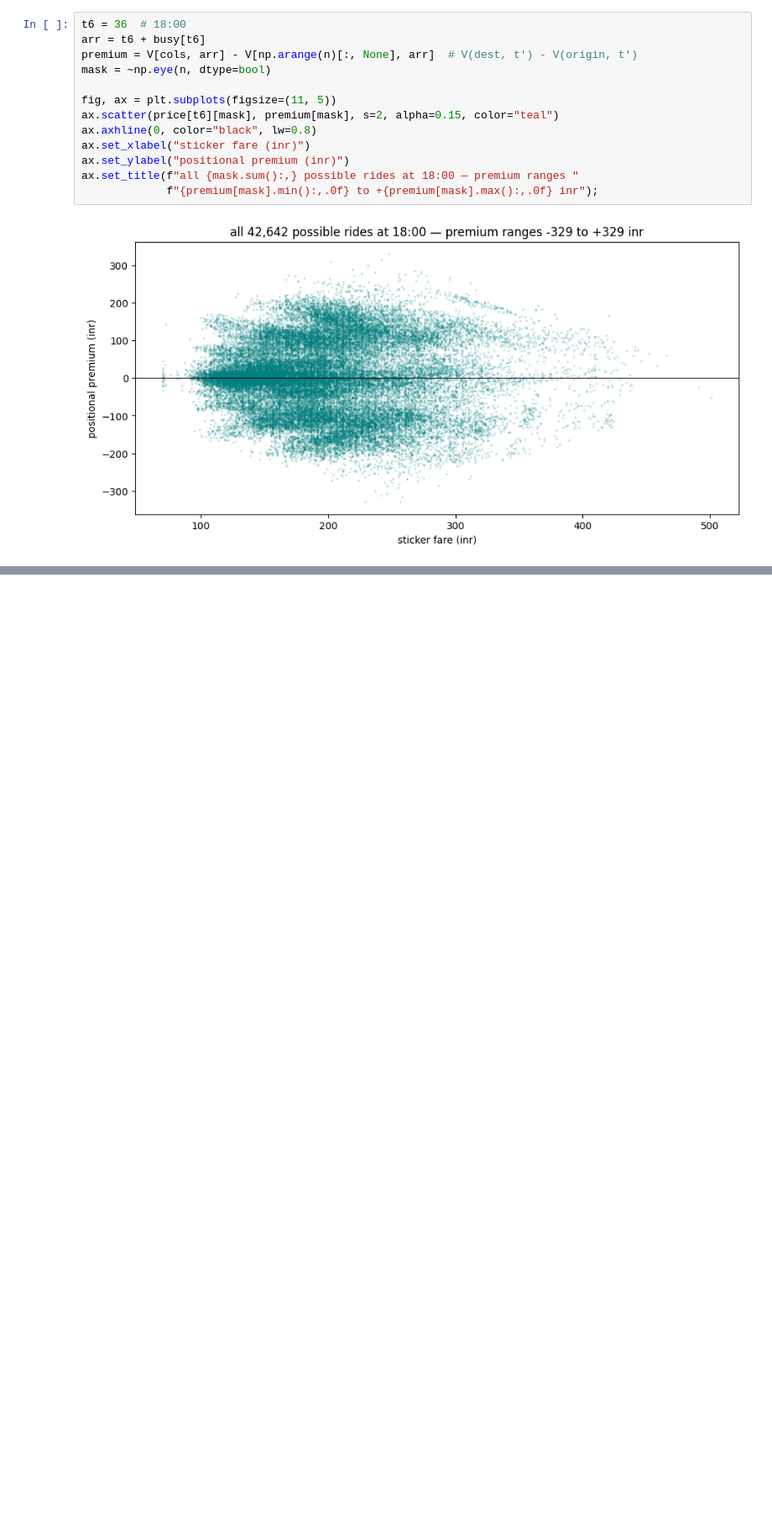
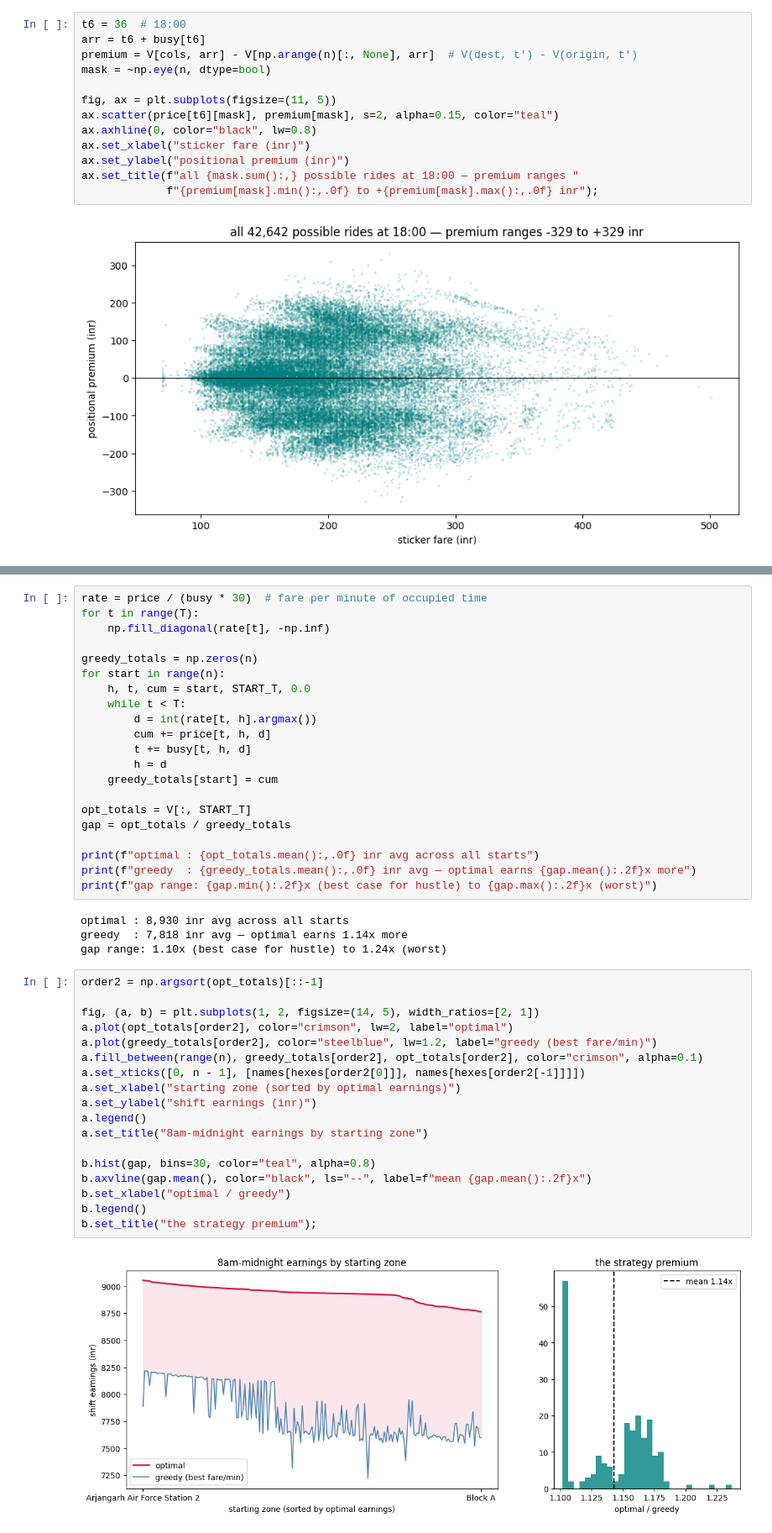
Before and after one commit to sid-081205/gamifying-cabs, a Jupyter notebook: driver_game.ipynb, the cells around one changed output, grey strips where cells are left out. Shown at 84% size. Saved outputs shown, nothing was run; the diff lists cells and outputs as text; blank space fills up the shorter version.

Commit message:
add greedy fare/min driver vs optimal from all 207 starting zones
Co-authored-by: Cursor <cursoragent@cursor.com>

```diff
--- a/driver_game.ipynb
+++ b/driver_game.ipynb
@@ -181,0 +186,45 @@ ax.set_title(f"all {mask.sum():,} possible rides at 18:00 — premium ranges "
+# %%
+rate = price / (busy * 30)  # fare per minute of occupied time
+for t in range(T):
+    np.fill_diagonal(rate[t], -np.inf)
+
+greedy_totals = np.zeros(n)
+for start in range(n):
+    h, t, cum = start, START_T, 0.0
+    while t < T:
+        d = int(rate[t, h].argmax())
+        cum += price[t, h, d]
+        t += busy[t, h, d]
+        h = d
+    greedy_totals[start] = cum
+
+opt_totals = V[:, START_T]
+gap = opt_totals / greedy_totals
+
+print(f"optimal : {opt_totals.mean():,.0f} inr avg across all starts")
+print(f"greedy  : {greedy_totals.mean():,.0f} inr avg — optimal earns {gap.mean():.2f}x more")
+print(f"gap range: {gap.min():.2f}x (best case for hustle) to {gap.max():.2f}x (worst)")
+# %% [output]
+optimal : 8,930 inr avg across all starts
+greedy  : 7,818 inr avg — optimal earns 1.14x more
+gap range: 1.10x (best case for hustle) to 1.24x (worst)
+# %%
+order2 = np.argsort(opt_totals)[::-1]
+
+fig, (a, b) = plt.subplots(1, 2, figsize=(14, 5), width_ratios=[2, 1])
+a.plot(opt_totals[order2], color="crimson", lw=2, label="optimal")
+a.plot(greedy_totals[order2], color="steelblue", lw=1.2, label="greedy (best fare/min)")
+a.fill_between(range(n), greedy_totals[order2], opt_totals[order2], color="crimson", alpha=0.1)
+a.set_xticks([0, n - 1], [names[hexes[order2[0]]], names[hexes[order2[-1]]]])
+a.set_xlabel("starting zone (sorted by optimal earnings)")
+a.set_ylabel("shift earnings (inr)")
+a.legend()
+a.set_title("8am-midnight earnings by starting zone")
+
+b.hist(gap, bins=30, color="teal", alpha=0.8)
+b.axvline(gap.mean(), color="black", ls="--", label=f"mean {gap.mean():.2f}x")
+b.set_xlabel("optimal / greedy")
+b.legend()
+b.set_title("the strategy premium");
+# %% [output]
+[figure, added]
```
Also changed, not shown: parts of 1 cell of this notebook.
